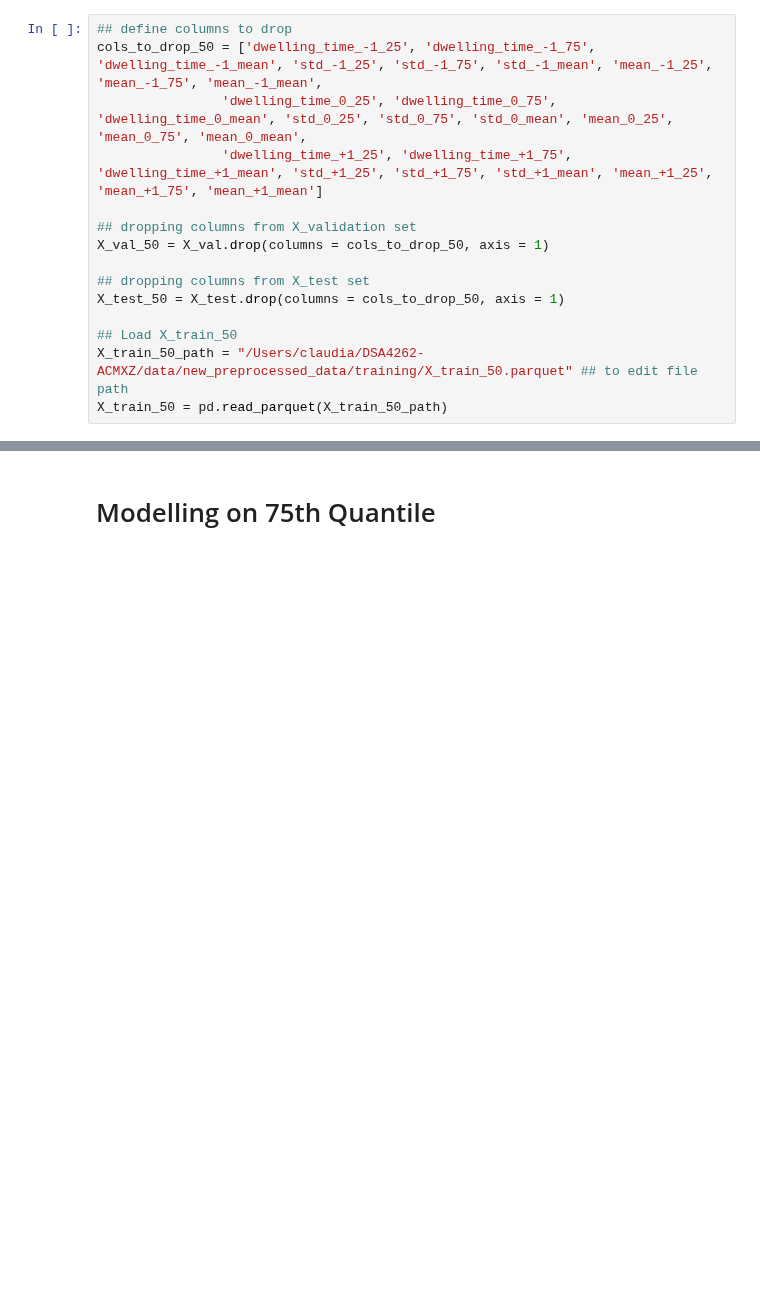
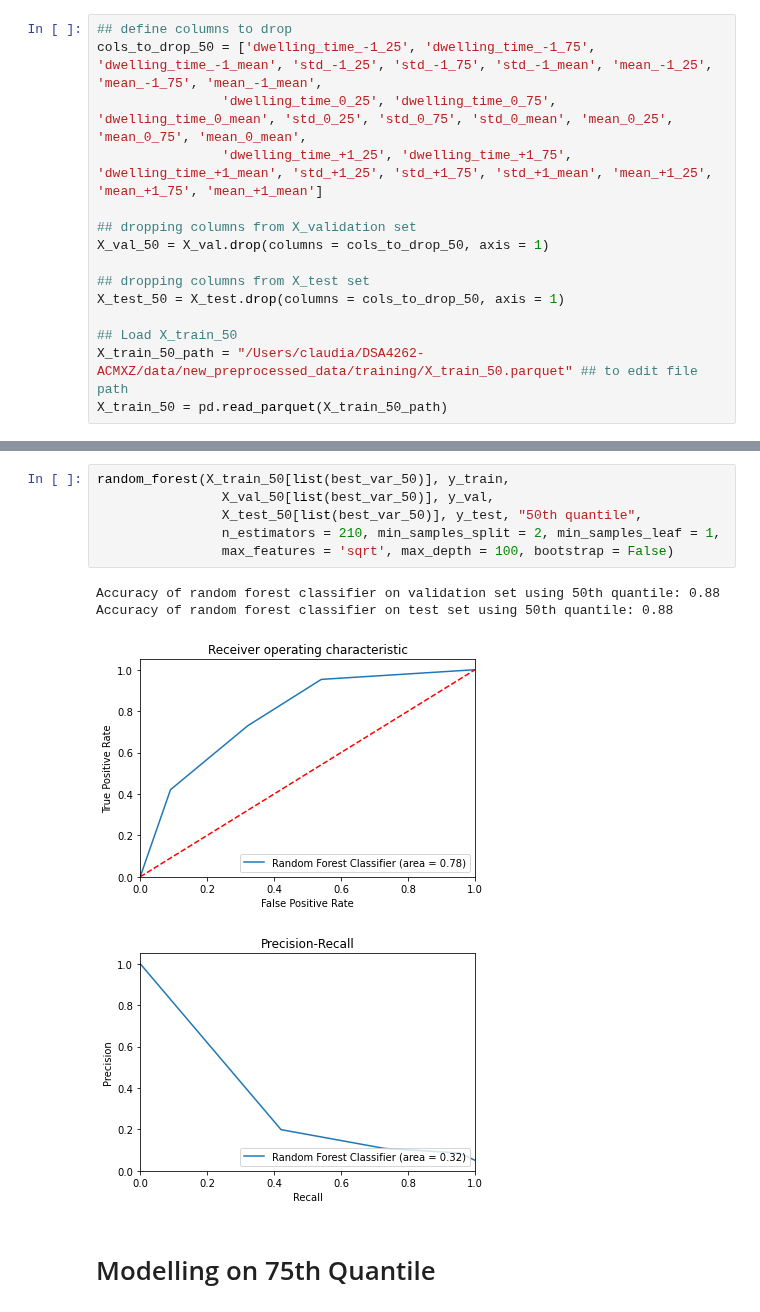
Before and after one commit to claudia-07/DSA4262-ACMXZ, a Jupyter notebook: modelling/rf_claudia.ipynb, the cells around one changed output, grey strips where cells are left out. Saved outputs shown, nothing was run; the diff lists cells and outputs as text; blank space fills up the shorter version.

```diff
--- a/modelling/rf_claudia.ipynb
+++ b/modelling/rf_claudia.ipynb
@@ -268,3 +299,14 @@ Accuracy of random forest classifier on test set using 50th quantile: 0.78
+# %%
+random_forest(X_train_50[list(best_var_50)], y_train,
+                X_val_50[list(best_var_50)], y_val,
+                X_test_50[list(best_var_50)], y_test, "50th quantile",
+                n_estimators = 210, min_samples_split = 2, min_samples_leaf = 1,
+                max_features = 'sqrt', max_depth = 100, bootstrap = False)
+# %% [output]
+Accuracy of random forest classifier on validation set using 50th quantile: 0.88
+Accuracy of random forest classifier on test set using 50th quantile: 0.88
+[figure, added]
+[figure, added]
 # %% [markdown]
 # Modelling on 75th Quantile
 # %%
```
Also changed, not shown: parts of 34 cells of this notebook.
